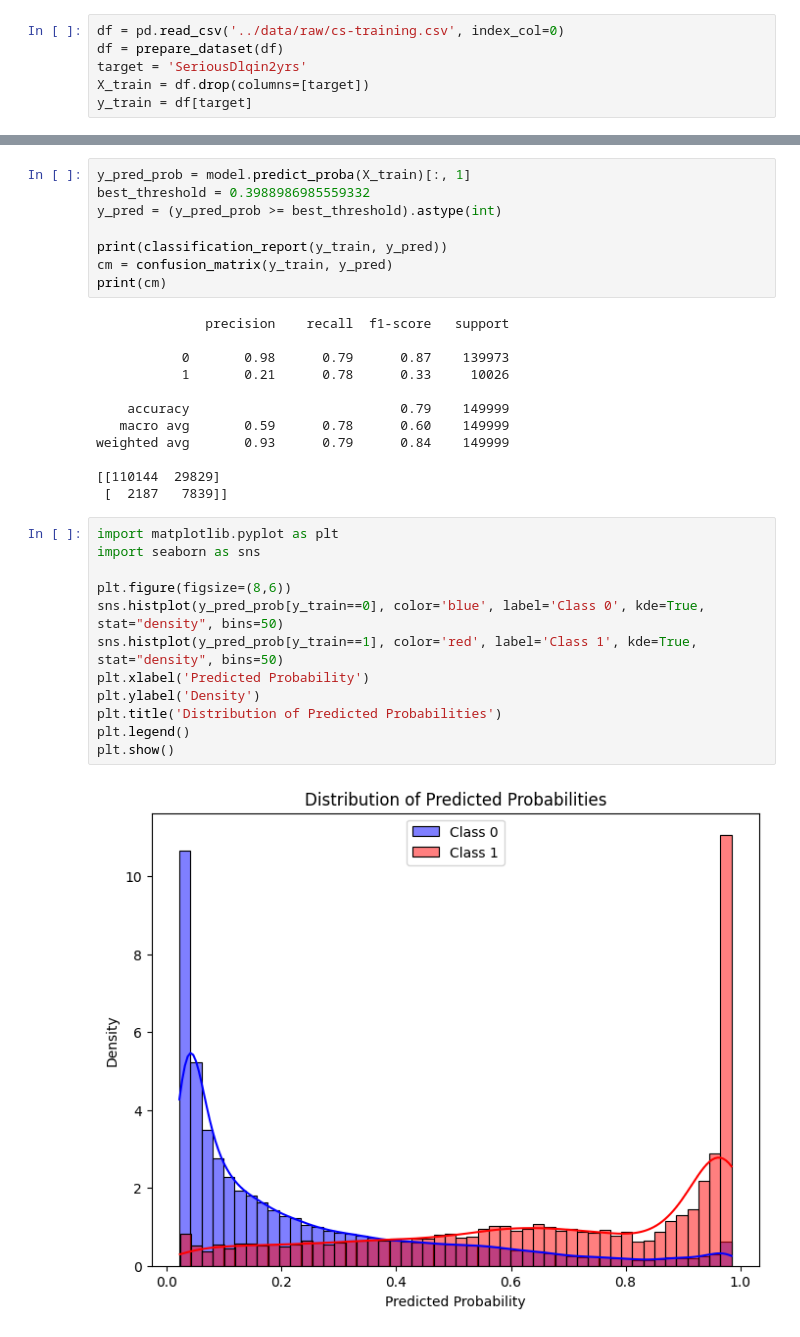
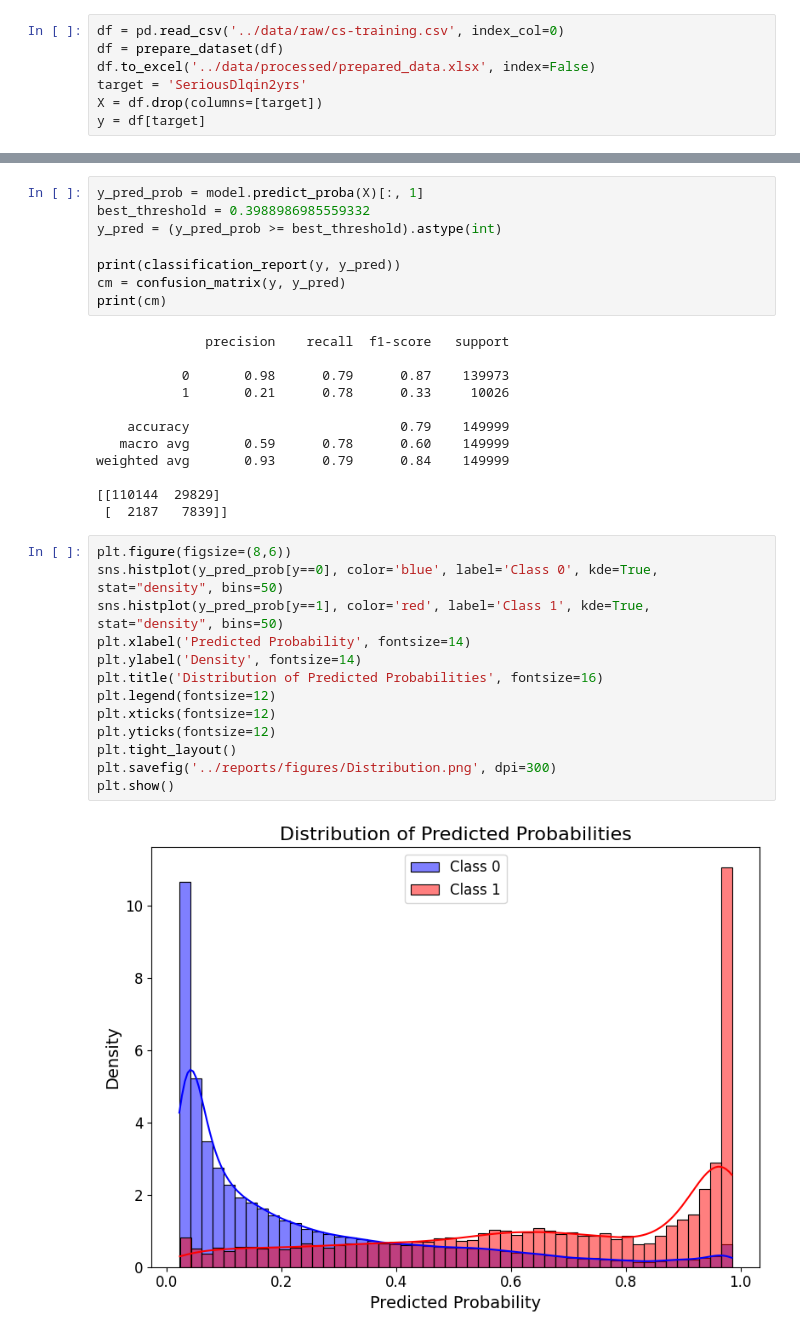
Before and after one commit to JanIzmer/Credit_Scoring_Project, a Jupyter notebook: notebooks/02_Modeling.ipynb, the cells around one changed output, grey strips where cells are left out. Saved outputs shown, nothing was run; the diff lists cells and outputs as text.

```diff
--- a/notebooks/02_Modeling.ipynb
+++ b/notebooks/02_Modeling.ipynb
@@ -24,6 +27,7 @@ best_threshold = 0.3988986985559332
 # %%
 df = pd.read_csv('../data/raw/cs-training.csv', index_col=0)
 df = prepare_dataset(df)
+df.to_excel('../data/processed/prepared_data.xlsx', index=False)
 target = 'SeriousDlqin2yrs'
-X_train = df.drop(columns=[target])
-y_train = df[target]
+X = df.drop(columns=[target])
+y = df[target]
@@ -82,12 +100,12 @@ display(top_risky)
 | 43443 | 43444 | 0.984889 |
 | 147065 | 147067 | 0.984889 |
 # %%
-y_pred_prob = model.predict_proba(X_train)[:, 1]
+y_pred_prob = model.predict_proba(X)[:, 1]
 best_threshold = 0.3988986985559332
 y_pred = (y_pred_prob >= best_threshold).astype(int)
 
-print(classification_report(y_train, y_pred))
-cm = confusion_matrix(y_train, y_pred)
+print(classification_report(y, y_pred))
+cm = confusion_matrix(y, y_pred)
 print(cm)
 # %% [output]
               precision    recall  f1-score   support
@@ -102,16 +120,17 @@ weighted avg       0.93      0.79      0.84    149999
 [[110144  29829]
  [  2187   7839]]
 # %%
-import matplotlib.pyplot as plt
-import seaborn as sns
-
 plt.figure(figsize=(8,6))
-sns.histplot(y_pred_prob[y_train==0], color='blue', label='Class 0', kde=True, stat="density", bins=50)
-sns.histplot(y_pred_prob[y_train==1], color='red', label='Class 1', kde=True, stat="density", bins=50)
-plt.xlabel('Predicted Probability')
-plt.ylabel('Density')
-plt.title('Distribution of Predicted Probabilities')
-plt.legend()
+sns.histplot(y_pred_prob[y==0], color='blue', label='Class 0', kde=True, stat="density", bins=50)
+sns.histplot(y_pred_prob[y==1], color='red', label='Class 1', kde=True, stat="density", bins=50)
+plt.xlabel('Predicted Probability', fontsize=14)
+plt.ylabel('Density', fontsize=14)
+plt.title('Distribution of Predicted Probabilities', fontsize=16)
+plt.legend(fontsize=12)
+plt.xticks(fontsize=12)
+plt.yticks(fontsize=12)
+plt.tight_layout()
+plt.savefig('../reports/figures/Distribution.png', dpi=300)
 plt.show()
 # %% [output]
-[figure, old version]
+[figure, new version]
```
Also changed, not shown: parts of 6 cells of this notebook, 7 other files.
